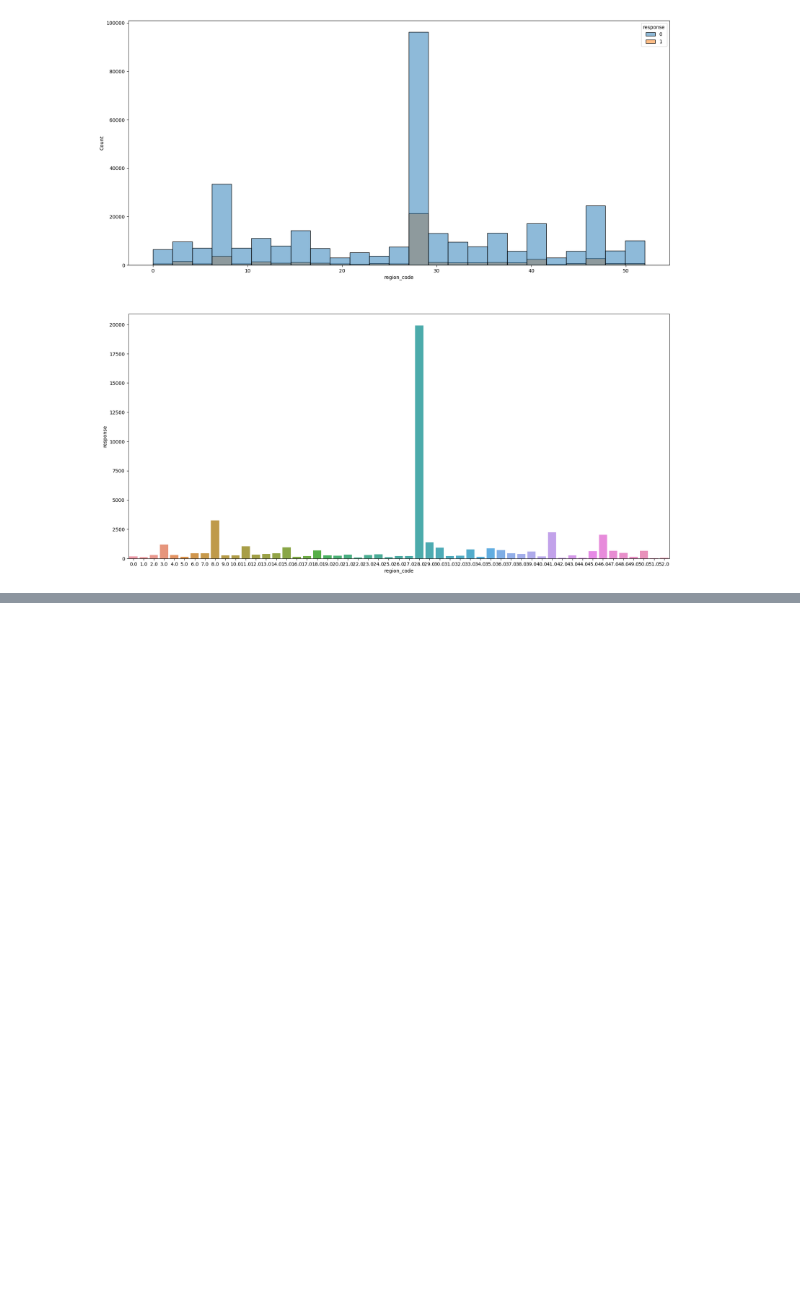
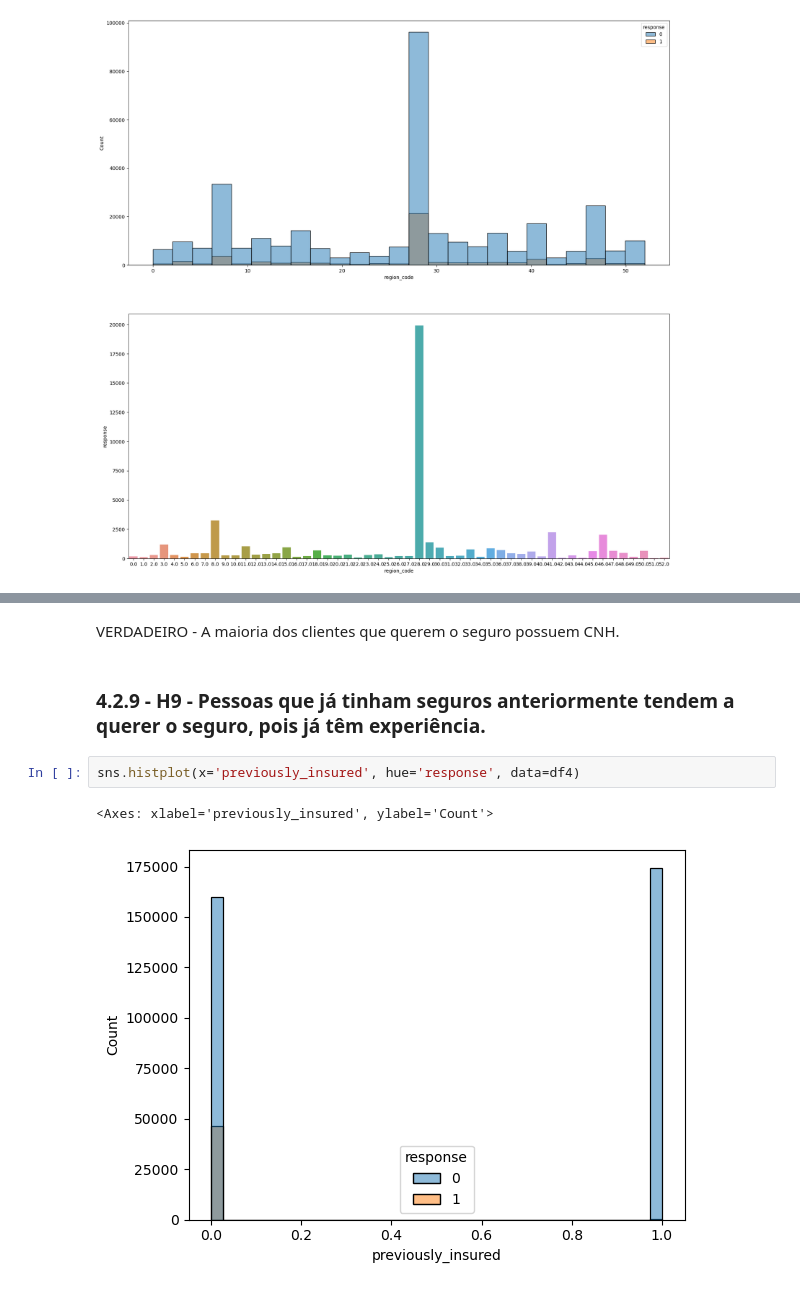
Before and after one commit to EDJR94/pa004_health_insurance, a Jupyter notebook: notebooks/pa004_v1_health_insurance_2.ipynb, the cells around one changed output, grey strips where cells are left out. Cells and saved outputs as stored; diff of their text form; blank space fills up the shorter version.

```diff
--- a/notebooks/pa004_v1_health_insurance_2.ipynb
+++ b/notebooks/pa004_v1_health_insurance_2.ipynb
@@ -292,0 +336,9 @@ sns.barplot(x='region_code', y='response', data=aux)
+# %% [markdown]
+VERDADEIRO - A maioria dos clientes que querem o seguro possuem CNH.
+# %% [markdown]
+### 4.2.9 - H9 - Pessoas que já tinham seguros anteriormente tendem a querer o seguro, pois já têm experiência.
+# %%
+sns.histplot(x='previously_insured', hue='response', data=df4)
+# %% [output]
+<Axes: xlabel='previously_insured', ylabel='Count'>
+[figure, added]
```
Also changed, not shown: parts of 33 cells of this notebook, 2 other files.
